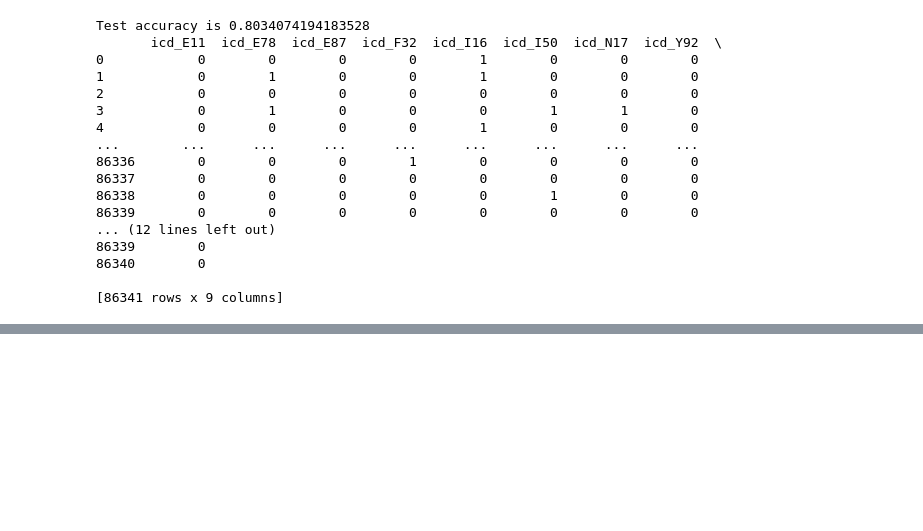
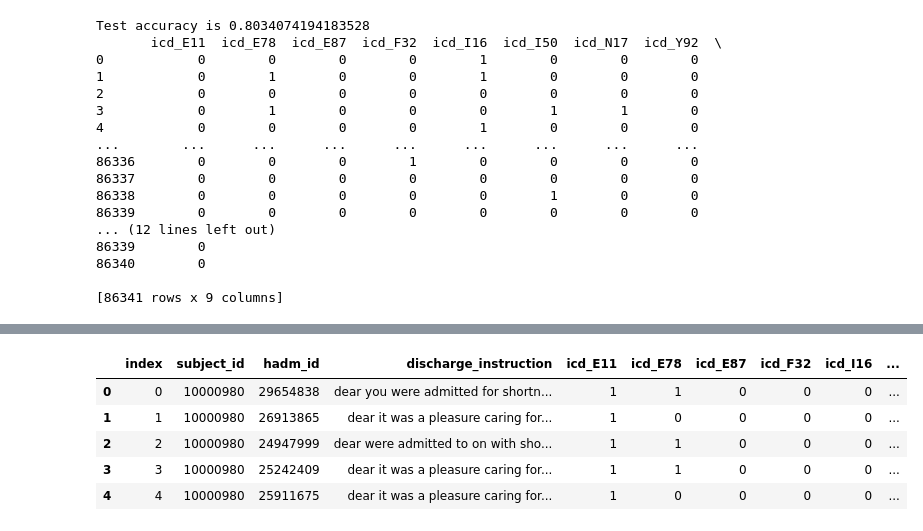
Before and after one commit to smitamisra/EHR_exploration, a Jupyter notebook: notebooks/Untitled4.ipynb, the cells around one changed output, grey strips where cells are left out. Saved outputs shown, nothing was run; the diff lists cells and outputs as text; code cells hidden in the pictures; blank space fills up the shorter version.

```diff
--- a/notebooks/Untitled4.ipynb
+++ b/notebooks/Untitled4.ipynb
@@ -450,0 +509,9 @@ Hamming_loss with the discharge_instruction as variable is for countvect logReg
+# %%
+dfbert.head()
+# %% [output]
+|  | index | subject_id | hadm_id | discharge_instruction | icd_E11 | icd_E78 | icd_E87 | icd_F32 | icd_I16 | ... |
+| 0 | 0 | 10000980 | 29654838 | dear you were admitted for shortn... | 1 | 1 | 0 | 0 | 0 | ... |
+| 1 | 1 | 10000980 | 26913865 | dear it was a pleasure caring for... | 1 | 0 | 0 | 0 | 0 | ... |
+| 2 | 2 | 10000980 | 24947999 | dear were admitted to on with sho... | 1 | 1 | 0 | 0 | 0 | ... |
+| 3 | 3 | 10000980 | 25242409 | dear it was a pleasure caring for... | 1 | 1 | 0 | 0 | 0 | ... |
+| 4 | 4 | 10000980 | 25911675 | dear it was a pleasure caring for... | 1 | 0 | 0 | 0 | 0 | ... |
```
Also changed, not shown: parts of 34 cells of this notebook, 1 other file.
